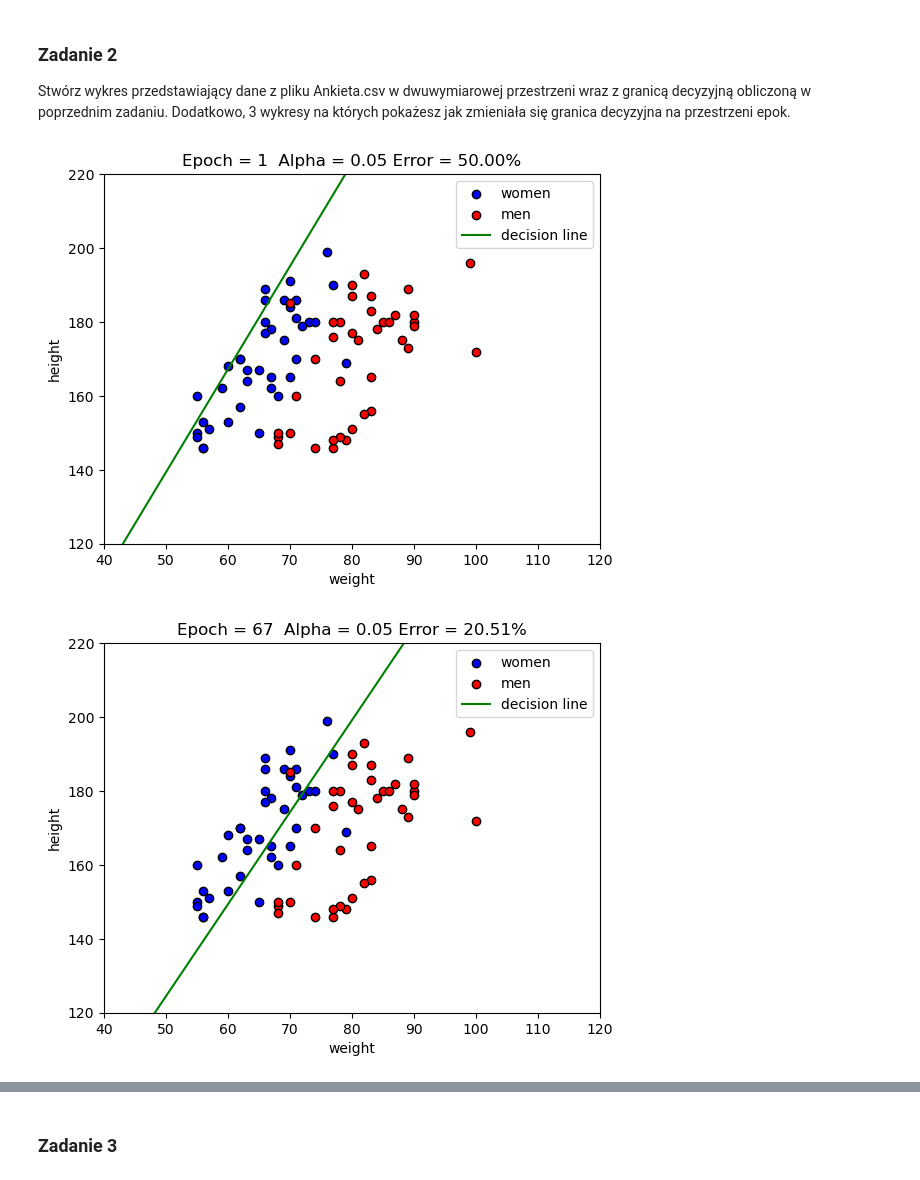
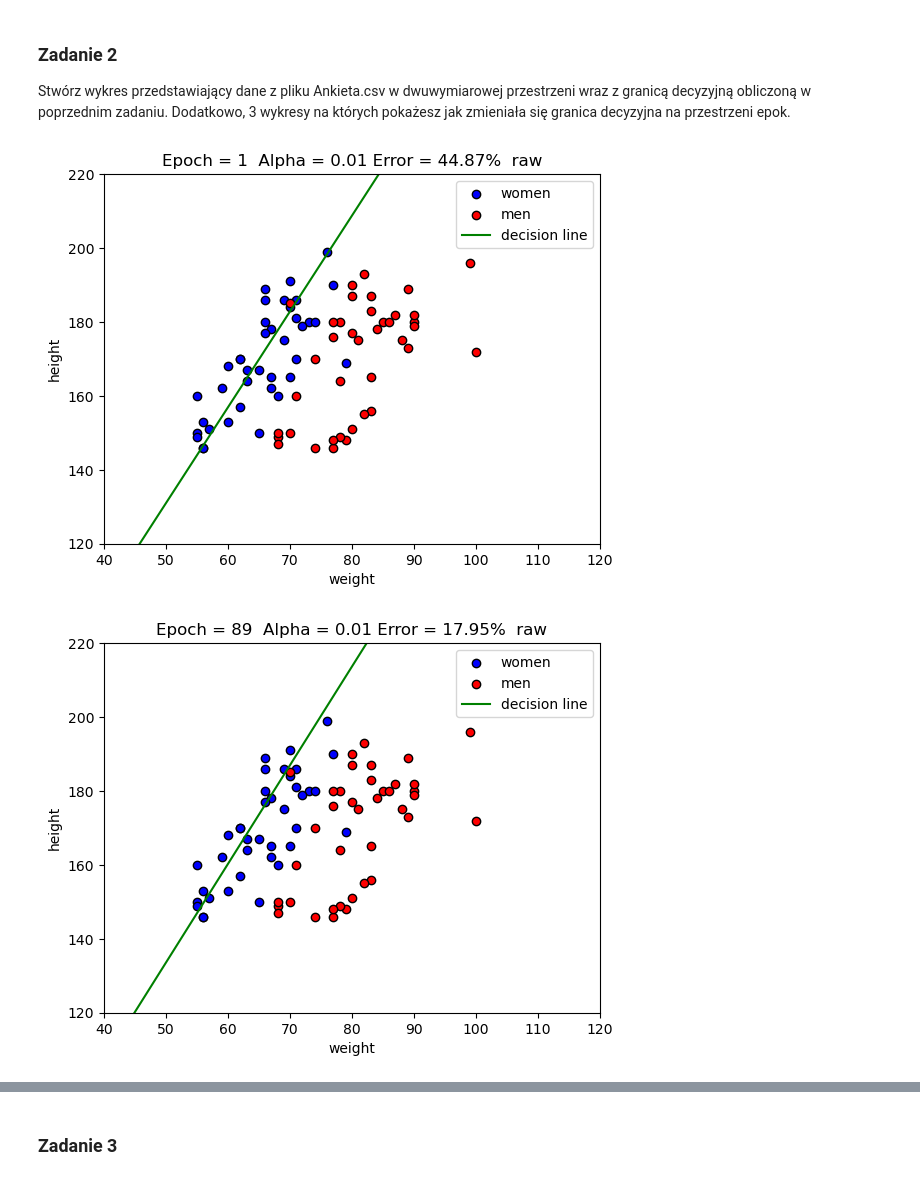
Before and after one commit to pawel00wypych/Machine-Learning-Techniques, a Jupyter notebook: Perceptron/139897_Paweł_Wypych_Perceptron_basic.ipynb, the cells around one changed output, grey strips where cells are left out. Saved outputs shown, nothing was run; the diff lists cells and outputs as text; code cells hidden in the pictures.

```diff
--- a/Perceptron/139897_Paweł_Wypych_Perceptron_basic.ipynb
+++ b/Perceptron/139897_Paweł_Wypych_Perceptron_basic.ipynb
@@ -220,8 +220,8 @@ scaled_data = scaler.fit_transform(data_to_scale)
 normalized_data = pd.DataFrame(scaled_data, columns=data_to_scale.columns)
 normalized_data['plec'] = data['plec']
 
-num_of_epoch = 500
-alpha = 0.1
+num_of_epoch = 300
+alpha = 0.01
 bias = 1
 batch_size = 4
 num_of_traits = len(data.columns) - 1 + bias
@@ -231,7 +231,7 @@ lowest_error_and_weights = pd.DataFrame(columns=['error', 'epoch', 'weights'])
 lowest_error_and_weights_n = pd.DataFrame(columns=['error', 'epoch', 'weights'])
 error_and_weights = pd.DataFrame(columns=['error', 'epoch', 'weights'])
 error_and_weights_n = pd.DataFrame(columns=['error', 'epoch', 'weights'])
-patience = 5 # how many epochs without changes in weights will cause training to finish
+patience = 10 # how many epochs without changes in weights will cause training to finish
 
 def calculate_batches(data_to_batch, b_size):
     batches = []
@@ -357,7 +357,7 @@ normalized_batches = calculate_batches(normalized_data,
                                        batch_size)
 weights = np.random.uniform(-1, 1, size=num_of_traits)
 normalized_weights = np.random.uniform(-1, 1, size=num_of_traits)
-max_expected_err = 6
+max_expected_err = 9
 
 start = time.process_time()
 last_epoch, num_wrong_predictions, err, lowest_error_and_weights, error_and_weights_snap = perceptron_training(weights,
@@ -397,5 +397,5 @@ print(f"Error rate normalized data: {err_n:.2f}%")
 print(f"Lowest error rate: {lowest_error_and_weights_n['error'].values[0]} epoch: {lowest_error_and_weights_n['epoch'].values[0]} weights: {lowest_error_and_weights_n['weights'].values}")
 print(f"Elapsed time = {elapsed_time2:.3f} seconds\n")
 
-'''For '''
+'''For the same number of epochs = 1000, elapsed time for raw data = 16.422 seconds and for normalized data = 15.250 seconds. If error threshold can be met < 9 -> We have 306 epochs and 5.516 seconds for raw data and 3 epochs, 0.031 seconds for normalized data.'''
 # %% [output]
@@ -424,38 +424,47 @@ Stwórz wykres przedstawiający dane z pliku Ankieta.csv w dwuwymiarowej przestr
 # %%
 import matplotlib.pyplot as plt
 import numpy as np
 err = error_and_weights_snap['error']
 all_weights = error_and_weights_snap['weights']
 all_epochs = error_and_weights_snap['epoch']
+women = data.loc[data['plec'] == 0]
+men = data.loc[data['plec'] == 1]
 
-def print_chart(weights, epoch, alpha, err):
+def print_chart(weights, epoch, alpha, err, message,women,men,xmax=1,xmin=0,ymax=1,ymin=0):
     x1 = np.linspace(0, 100, 100)
     x2 = -(weights[0] * x1 + weights[2]) / weights[1]
-
-    women = data.loc[data['plec'] == 0]
-    men = data.loc[data['plec'] == 1]
 
     plt.scatter(women.iloc[:, 0], women.iloc[:, 1], c='blue', edgecolors="k", label="women")
     plt.scatter(men.iloc[:, 0], men.iloc[:, 1], c='red', edgecolors="k", label="men")
 
     plt.xlabel("weight")
     plt.ylabel("height")
-    plt.title(f"Epoch = {epoch}  Alpha = {alpha} Error = {err:.2f}%")
+    plt.title(f"Epoch = {epoch}  Alpha = {alpha} Error = {err:.2f}%  {message}")
 
     zeros = np.zeros(100)
     plt.plot(x1, zeros, c="black", linewidth=0.5, linestyle='--')
     plt.plot(zeros, x1, c="black", linewidth=0.5, linestyle='--')
 
-    plt.xlim(40, 120)
-    plt.ylim(120, 220)
+    plt.xlim(xmin, xmax)
+    plt.ylim(ymin, ymax)
     plt.plot(x1, x2, c="green", label="decision line")
     plt.legend()
     plt.show()
 
 
-print_chart(all_weights[0], all_epochs[0],alpha,err[0])
-print_chart(all_weights[len(all_weights)//3], all_epochs[len(all_weights)//3],alpha, err[len(all_weights)//3])
-print_chart(all_weights[len(all_weights)-1], all_epochs[len(all_weights)-1],alpha, err[len(all_weights)-1])
+print_chart(all_weights[0], all_epochs[0],alpha,err[0],"raw",women,men,120,40,220,120)
+print_chart(all_weights[len(all_weights)//3], all_epochs[len(all_weights)//3],alpha, err[len(all_weights)//3],"raw",women,men,120,40,220,120)
+print_chart(all_weights[len(all_weights)-1], all_epochs[len(all_weights)-1],alpha, err[len(all_weights)-1],"raw",women,men,120,40,220,120)
+
+err = error_and_weights_snap_n['error']
+all_weights = error_and_weights_snap_n['weights']
+all_epochs = error_and_weights_snap_n['epoch']
+women_n = normalized_data.loc[normalized_data['plec'] == 0]
+men_n = normalized_data.loc[normalized_data['plec'] == 1]
+
+print_chart(all_weights[0], all_epochs[0],alpha,err[0],"normalized",women_n,men_n)
+print_chart(all_weights[len(all_weights)//3], all_epochs[len(all_weights)//3],alpha, err[len(all_weights)//3],"normalized",women_n,men_n)
+print_chart(all_weights[len(all_weights)-1], all_epochs[len(all_weights)-1],alpha, err[len(all_weights)-1],"normalized",women_n,men_n)
 # %% [output]
-[figure, old version]
+[figure, new version]
-[figure, old version]
+[figure, new version]
```
Also changed, not shown: parts of 6 cells of this notebook.
